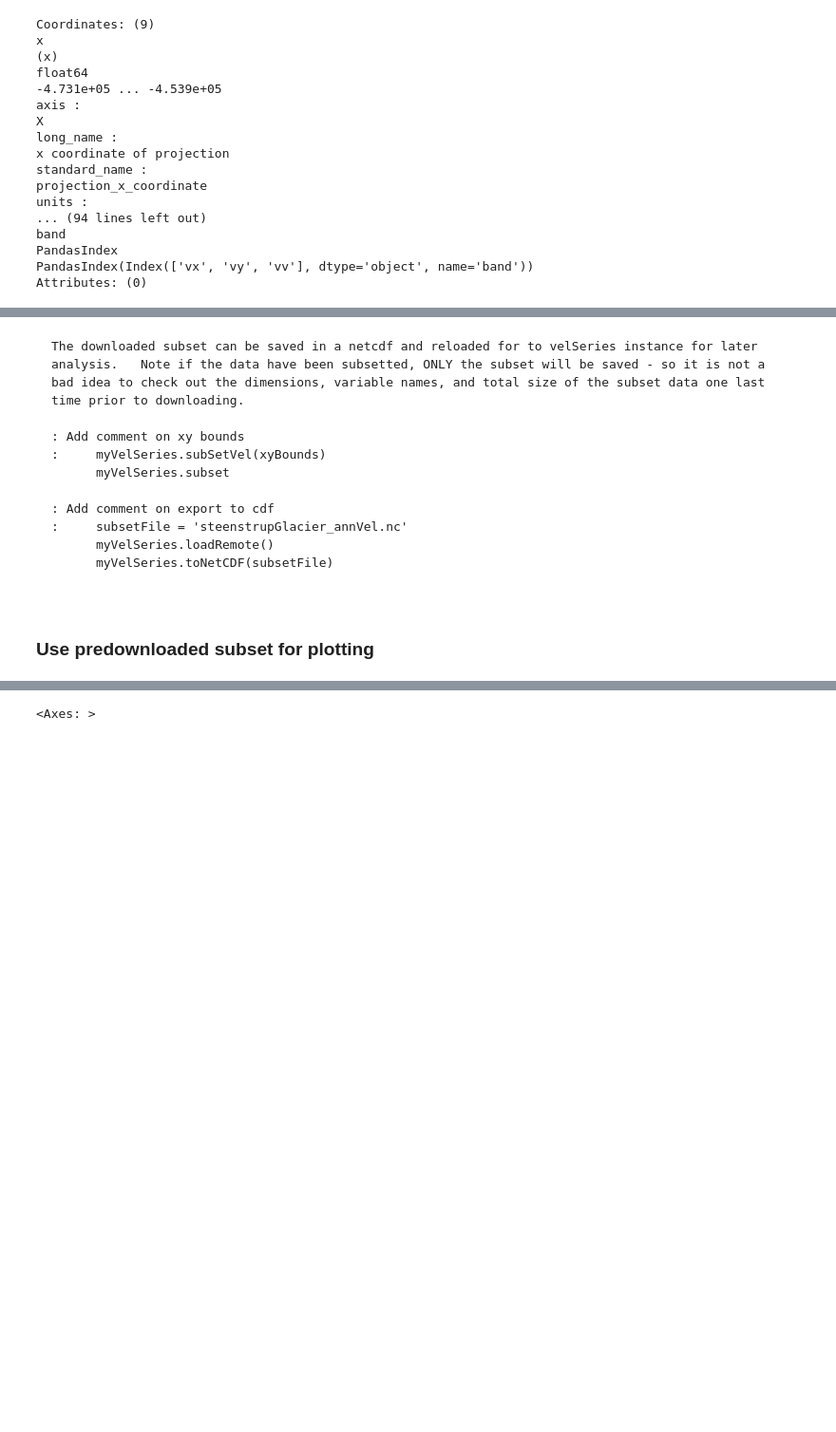
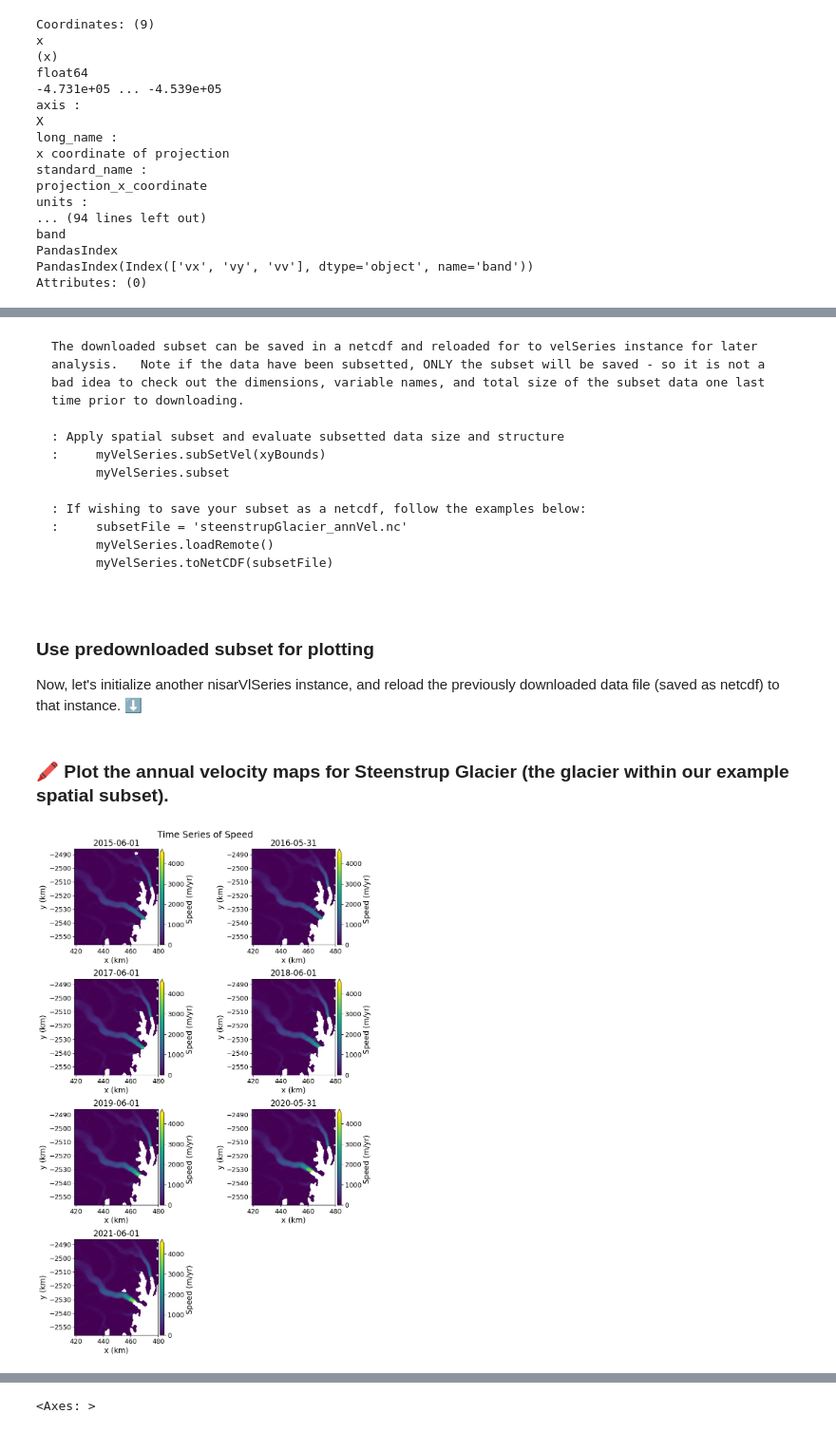
Before and after one commit to michaleaking/AGU23, a Jupyter notebook: GrIMP_tutorial-AGU23.ipynb, the cells around one changed output, grey strips where cells are left out. Shown at 95% size. Drawn from its saved outputs; the diff is of its cells as text; code cells hidden in the pictures; blank space fills up the shorter version.

````diff
--- a/GrIMP_tutorial-AGU23.ipynb
+++ b/GrIMP_tutorial-AGU23.ipynb
@@ -279,11 +272,11 @@ The data in the above example map are stored as an Xarray, velMap.subset. In thi
 ```{admonition} Optionally download subset as netcdf file
 The downloaded subset can be saved in a netcdf and reloaded for to velSeries instance for later   analysis.   Note if the data have been subsetted, ONLY the subset will be saved - so it is not a bad idea to check out the dimensions, variable names, and total size of the subset data one last time prior to downloading.
 
-: Add comment on xy bounds
+: Apply spatial subset and evaluate subsetted data size and structure
 :     myVelSeries.subSetVel(xyBounds)
       myVelSeries.subset
 
-: Add comment on export to cdf
+: If wishing to save your subset as a netcdf, follow the examples below:
 :     subsetFile = 'steenstrupGlacier_annVel.nc'
       myVelSeries.loadRemote()
       myVelSeries.toNetCDF(subsetFile)
@@ -291,4 +284,6 @@ The downloaded subset can be saved in a netcdf and reloaded for to velSeries ins
 ```
 # %% [markdown]
 ### Use predownloaded subset for plotting
+Now, let's initialize another nisarVlSeries instance, and reload the previously downloaded data file
+(saved as netcdf) to that instance. &#x2B07;
 # %%
@@ -302,0 +294,12 @@ ti = vv['time']
+# %% [markdown]
+### &#128397; Plot the annual velocity maps for Steenstrup Glacier (the glacier within our example spatial subset).
+# %%
+fig, axes = plt.subplots(4, 2,figsize=(10,15))
+
+for ax, date in zip(axes.flatten(), myVelReload.time):
+    myVelReload.displayVelForDate(date=date, ax=ax,autoScale=False,vmin=0,vmax=4500,units='km')
+axes[-1, -1].axis('off'); #remove any empty axes if odd number of years
+fig.suptitle('Time Series of Speed', fontsize=18)
+fig.tight_layout()
+# %% [output]
+[figure, added]
````
Also changed, not shown: parts of 41 cells of this notebook, 1 other file.
